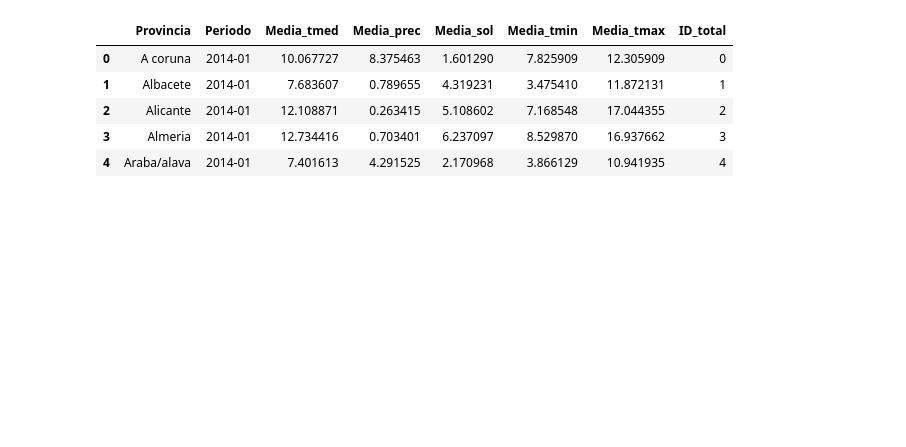
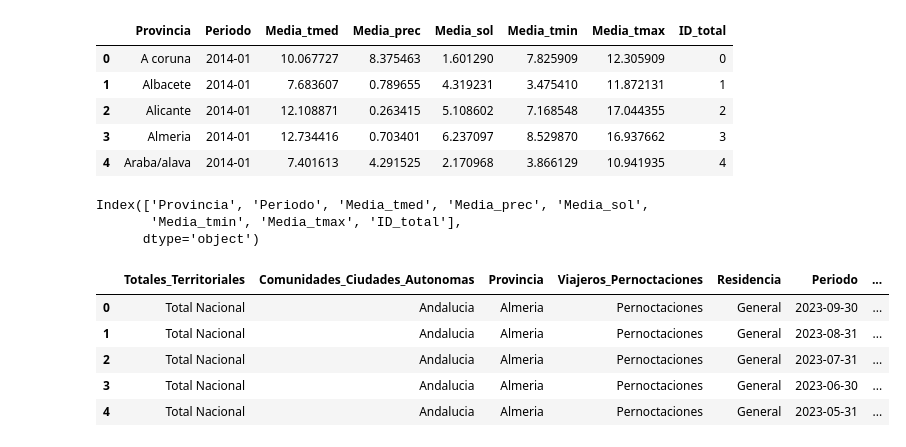
Before and after one commit to Carolina-MH/Proyecto_final, a Jupyter notebook: notebook/Final AEMET.ipynb, the cells around one changed output. Cells and saved outputs as stored; diff of their text form; code cells hidden in the pictures; blank space fills up the shorter version.

```diff
--- a/notebook/Final AEMET.ipynb
+++ b/notebook/Final AEMET.ipynb
@@ -231,0 +236,6 @@ data.to_csv('../data/clima.csv')
+# %%
+data.columns
+# %% [output]
+Index(['Provincia', 'Periodo', 'Media_tmed', 'Media_prec', 'Media_sol',
+       'Media_tmin', 'Media_tmax', 'ID_total'],
+      dtype='object')
@@ -231,0 +244,10 @@ data.to_csv('../data/clima.csv')
+# %%
+ine_pernoctaciones= pd.read_csv('../data/ine_pernoctaciones.csv')
+ine_pernoctaciones.head()
+# %% [output]
+|  | Totales_Territoriales | Comunidades_Ciudades_Autonomas | Provincia | Viajeros_Pernoctaciones | Residencia | Periodo | ... |
+| 0 | Total Nacional | Andalucia | Almeria | Pernoctaciones | General | 2023-09-30 | ... |
+| 1 | Total Nacional | Andalucia | Almeria | Pernoctaciones | General | 2023-08-31 | ... |
+| 2 | Total Nacional | Andalucia | Almeria | Pernoctaciones | General | 2023-07-31 | ... |
+| 3 | Total Nacional | Andalucia | Almeria | Pernoctaciones | General | 2023-06-30 | ... |
+| 4 | Total Nacional | Andalucia | Almeria | Pernoctaciones | General | 2023-05-31 | ... |
```
Also changed, not shown: parts of 17 cells of this notebook, 30 other files.
